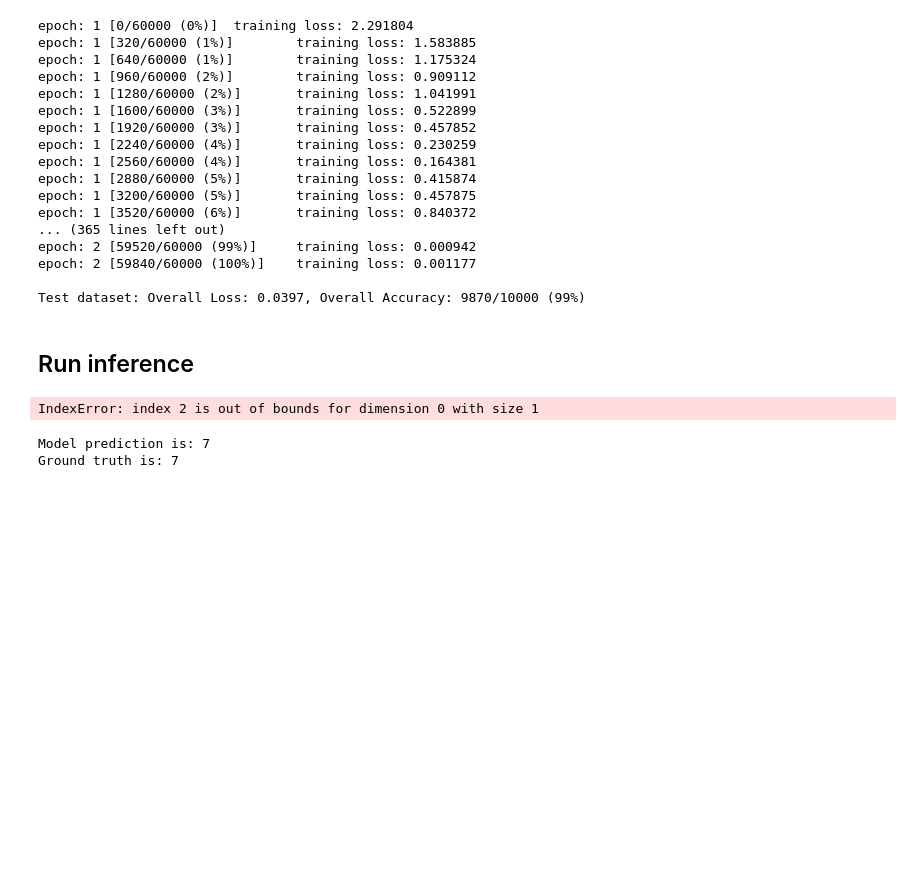
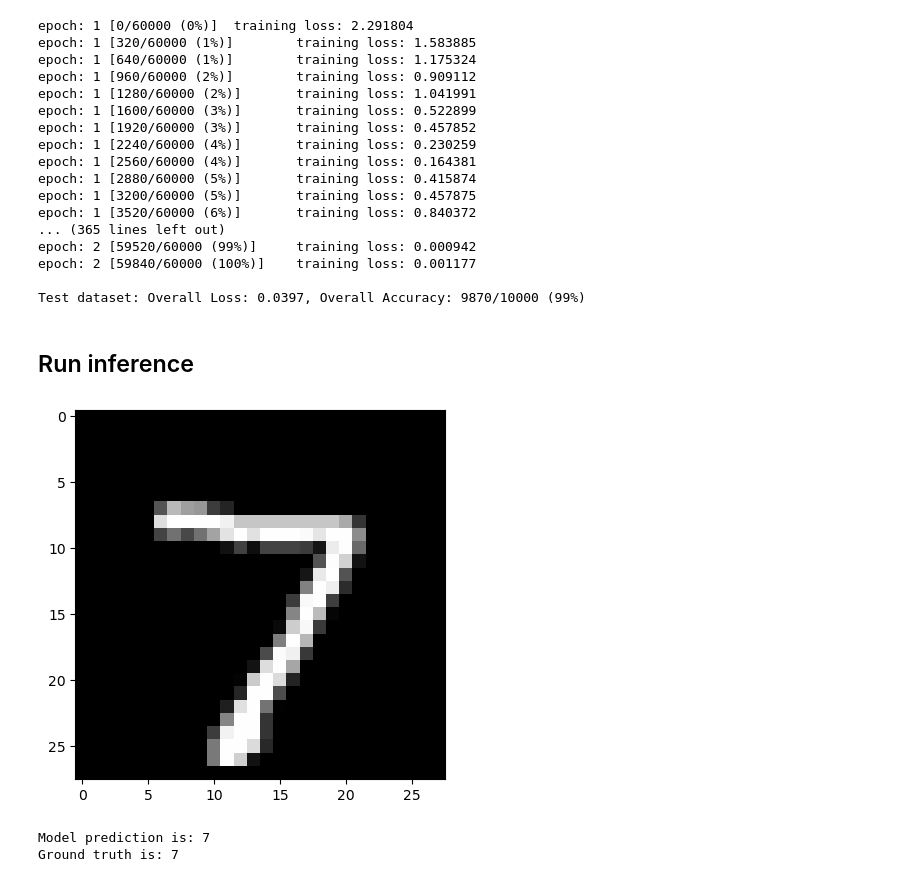
Before and after one commit to Moses-Omondi/mastering-pytorch, a Jupyter notebook: chapter-1/mnist.ipynb, the cells around one changed output. Saved outputs shown, nothing was run; the diff lists cells and outputs as text; code cells hidden in the pictures; blank space fills up the shorter version.

```diff
--- a/chapter-1/mnist.ipynb
+++ b/chapter-1/mnist.ipynb
@@ -139,10 +139,10 @@ Test dataset: Overall Loss: 0.0397, Overall Accuracy: 9870/10000 (99%)
 # %%
 test_samples = enumerate(test_dataloader)
 b_i, (sample_data, sample_targets) = next(test_samples)
-plt.imshow(sample_data[0][2], cmap='gray', interpolation='none')
+plt.imshow(sample_data[0][0], cmap='gray', interpolation='none')
 plt.show()
 # %% [output]
-IndexError: index 2 is out of bounds for dimension 0 with size 1
+[figure, added]
 # %%
 print(f"Model prediction is: {model(sample_data).data.max(1)[1][0]}")
 print(f"Ground truth is: {sample_targets[0]}")
```
Also changed, not shown: 2 other files.
